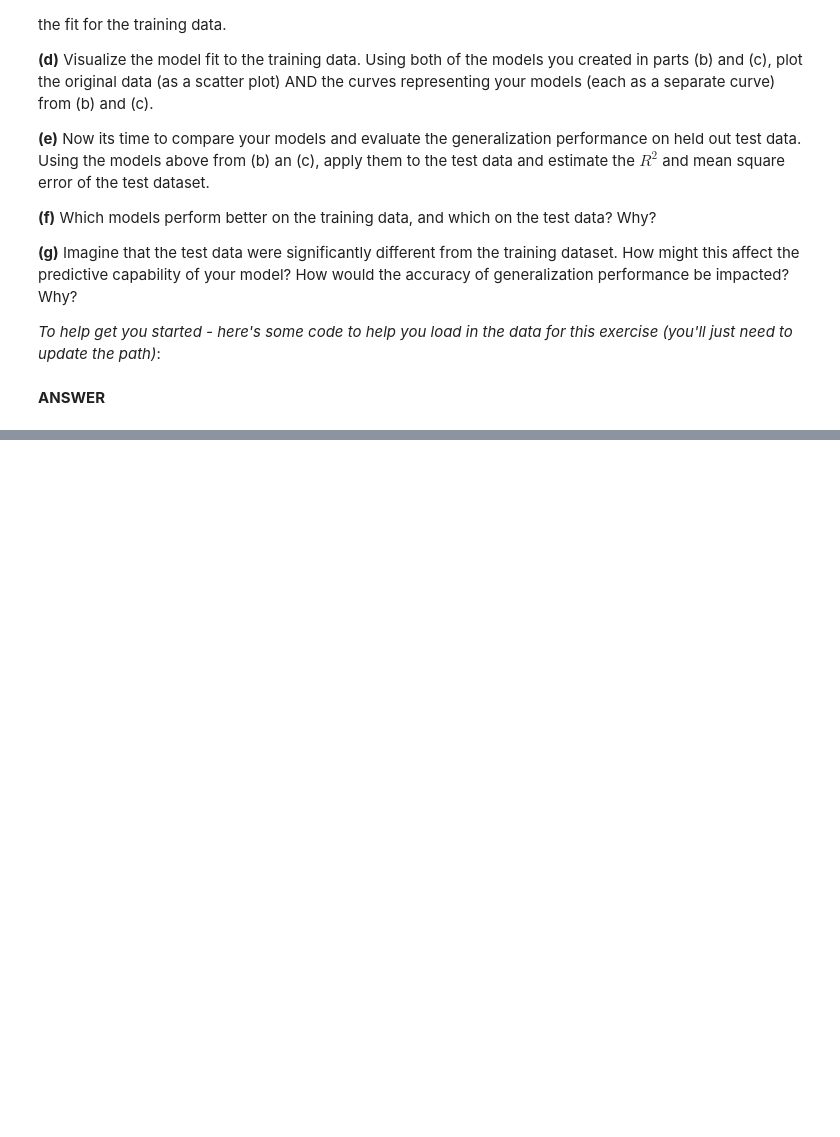
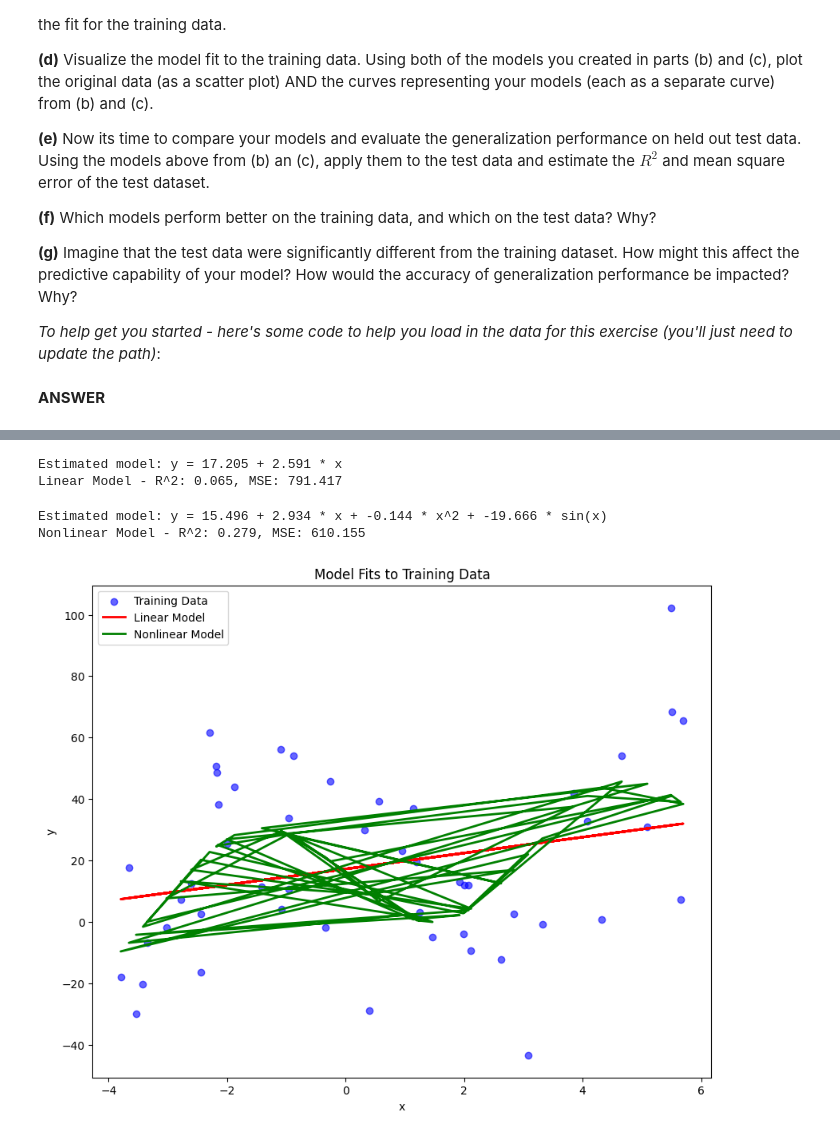
Before and after one commit to lorn-jaeger/CSCI-447, a Jupyter notebook: Assignment_2.ipynb, the cells around one changed output, grey strips where cells are left out. Drawn from its saved outputs; the diff is of its cells as text; code cells hidden in the pictures; blank space fills up the shorter version.

```diff
--- a/Assignment_2.ipynb
+++ b/Assignment_2.ipynb
@@ -355,0 +388,73 @@ y_test = test.y.values
+# %%
+from sklearn.linear_model import LinearRegression
+from sklearn.metrics import r2_score, mean_squared_error
+
+# Fit a linear regression model
+linear_model = LinearRegression()
+linear_model.fit(X_train, y_train)
+
+# Predict using the linear model
+y_train_pred = linear_model.predict(X_train)
+
+# Get coefficients and intercept
+a0, a1 = linear_model.intercept_, linear_model.coef_[0]
+print(f"Estimated model: y = {a0:.3f} + {a1:.3f} * x")
+
+# Calculate R^2 and Mean Squared Error for the training data
+r2_linear = r2_score(y_train, y_train_pred)
+mse_linear = mean_squared_error(y_train, y_train_pred)
+
+print(f"Linear Model - R^2: {r2_linear:.3f}, MSE: {mse_linear:.3f}")
+# %% [output]
+Estimated model: y = 17.205 + 2.591 * x
+Linear Model - R^2: 0.065, MSE: 791.417
+# %%
+import numpy as np
+
+# Create new features for the transformation: x^2 and sin(x)
+z1 = X_train
+z2 = X_train ** 2
+z3 = np.sin(X_train)
+
+# Combine features into a single matrix
+X_train_transformed = np.hstack([z1, z2, z3])
+
+# Fit a multiple regression model
+nonlinear_model = LinearRegression()
+nonlinear_model.fit(X_train_transformed, y_train)
+
+# Predict using the nonlinear model
+y_train_pred_nonlinear = nonlinear_model.predict(X_train_transformed)
+
+# Get coefficients and intercept
+a0 = nonlinear_model.intercept_
+a1, a2, a3 = nonlinear_model.coef_
+print(f"Estimated model: y = {a0:.3f} + {a1:.3f} * x + {a2:.3f} * x^2 + {a3:.3f} * sin(x)")
+
+# Calculate R^2 and Mean Squared Error for the training data
+r2_nonlinear = r2_score(y_train, y_train_pred_nonlinear)
+mse_nonlinear = mean_squared_error(y_train, y_train_pred_nonlinear)
+
+print(f"Nonlinear Model - R^2: {r2_nonlinear:.3f}, MSE: {mse_nonlinear:.3f}")
+# %% [output]
+Estimated model: y = 15.496 + 2.934 * x + -0.144 * x^2 + -19.666 * sin(x)
+Nonlinear Model - R^2: 0.279, MSE: 610.155
+# %%
+plt.figure(figsize=(10, 8))
+
+# Scatter plot of training data
+plt.scatter(X_train, y_train, color='blue', alpha=0.6, label='Training Data')
+
+# Plot linear model predictions
+plt.plot(X_train, y_train_pred, color='red', label='Linear Model', linewidth=2)
+
+# Plot nonlinear model predictions
+plt.plot(X_train, y_train_pred_nonlinear, color='green', label='Nonlinear Model', linewidth=2)
+
+plt.xlabel('x')
+plt.ylabel('y')
+plt.title('Model Fits to Training Data')
+plt.legend()
+plt.show()
+# %% [output]
+[figure, added]
```
Also changed, not shown: parts of 14 cells of this notebook.
